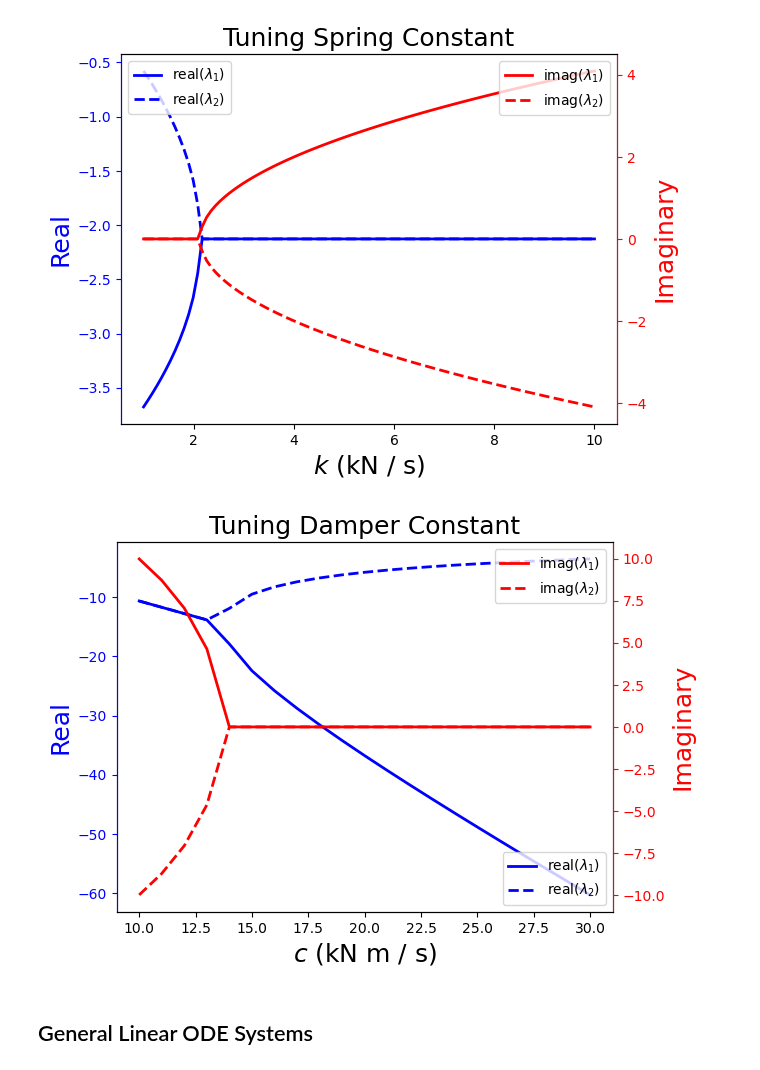
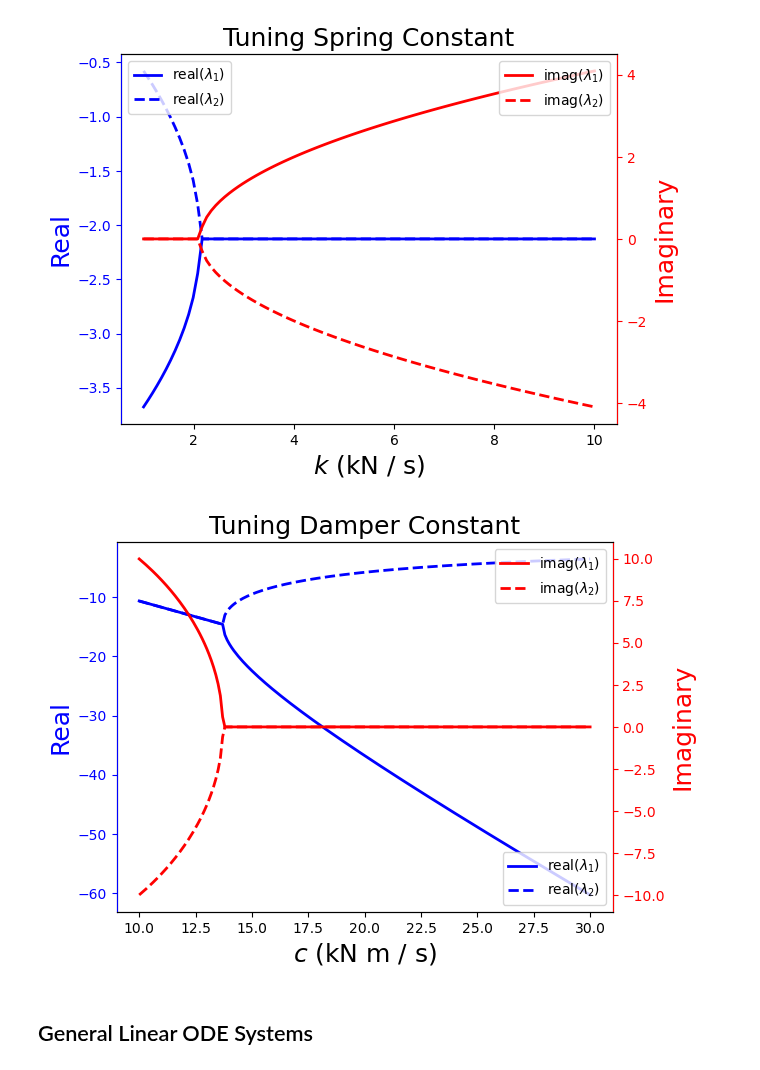
Before and after one commit to jckantor/cbe30338-book, a Jupyter notebook: notebooks/02-spring-mass-damper.ipynb, the cells around one changed output. Drawn from its saved outputs; the diff is of its cells as text; code cells hidden in the pictures.

Commit message:
Improved plot clarify. Updated assignments.

```diff
--- a/notebooks/02-spring-mass-damper.ipynb
+++ b/notebooks/02-spring-mass-damper.ipynb
@@ -567,33 +567,33 @@ plt.show()
 # %%
 # Perform sensitivity analysis of eigenvalues to c
 
-c_adjust = np.linspace(1E4,3E4,21)
+c_adjust = np.linspace(1E4,3E4,201)
 
 evals = np.zeros((len(c_adjust),2),dtype = complex)
 
 for i in range(len(c_adjust)):
     evals[i,:] = eigenvalues_car_revisited(c=c_adjust[i],verbose=False)
 
 fig, ax1 = plt.subplots()
 
 ax1.plot(c_adjust/1E3,np.real(evals[:,0]),label="real($\lambda_1$)",color="blue",linestyle="-",linewidth=2)
 ax1.plot(c_adjust/1E3,np.real(evals[:,1]),label="real($\lambda_2$)",color="blue",linestyle="--",linewidth=2)
 ax1.set_ylabel('Real', color='blue',fontsize=18)
 ax1.set_xlabel('$c$ (kN m / s)',fontsize=18)
 ax1.tick_params(axis='y', color='blue', labelcolor='blue')
 ax1.set_title('Tuning Damper Constant',fontsize=18)
 plt.legend(loc='lower right')
 ax2 = ax1.twinx()
 ax2.plot(c_adjust/1E3,np.imag(evals[:,0]),label="imag($\lambda_1$)",color='red',linestyle="-",linewidth=2)
 ax2.plot(c_adjust/1E3,np.imag(evals[:,1]),label="imag($\lambda_2$)",color='red',linestyle="--",linewidth=2)
 ax2.set_ylabel('Imaginary', color='red',fontsize=18)
 ax2.tick_params(axis='y', color='red', labelcolor='red')
 ax2.spines['right'].set_color('red')
 ax2.spines['left'].set_color('blue')
 plt.legend(loc='upper right')
 plt.show()
 # %% [output]
-[figure, old version]
+[figure, new version]
 # %% [markdown]
 ## General Linear ODE Systems
 # %% [markdown]
```
Also changed, not shown: parts of 1 cell of this notebook, 4 other files.
